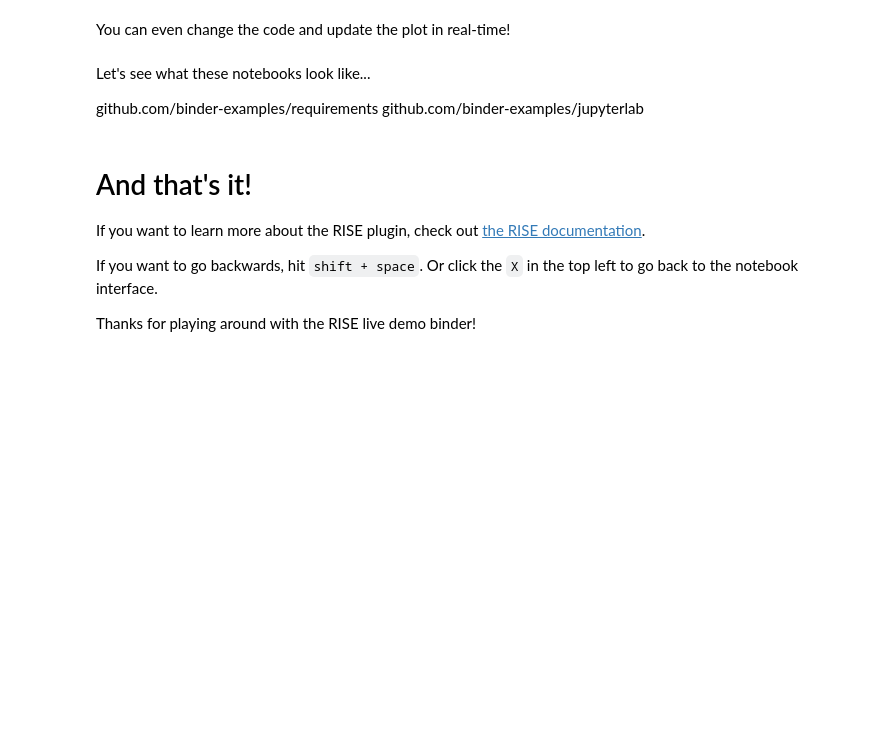
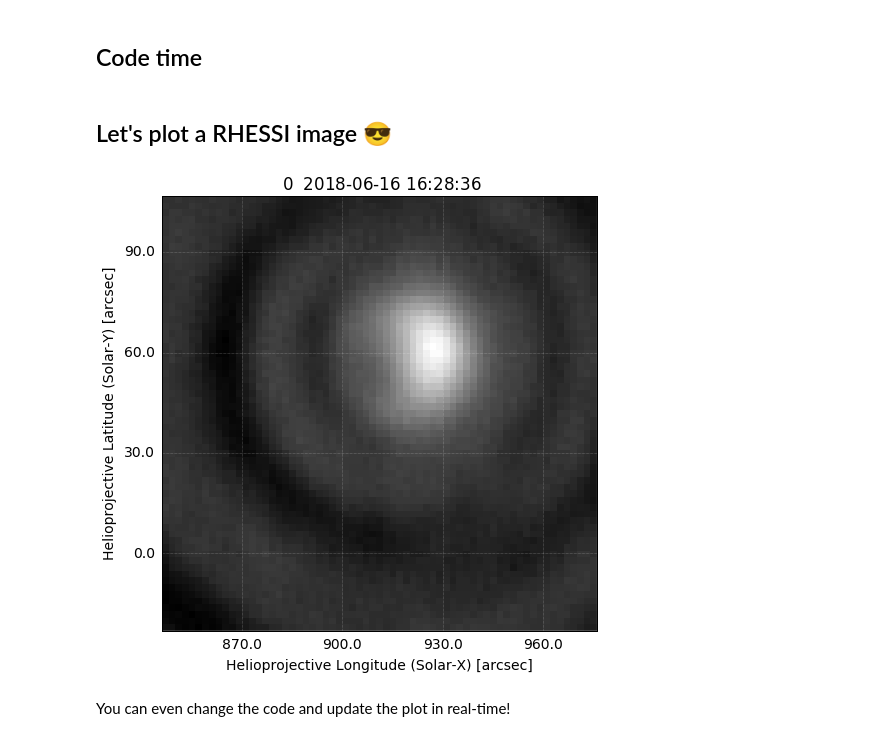
Before and after one commit to samaloney/rhessi17, a Jupyter notebook: index.ipynb, the cells around one changed output. Saved outputs shown, nothing was run; the diff lists cells and outputs as text; code cells hidden in the pictures; blank space fills up the shorter version.

```diff
--- a/index.ipynb
+++ b/index.ipynb
@@ -22,15 +35,29 @@ ax.set_axis_off()
+# %% [markdown]
+## Code time
+# %%
+# Here are our imports (press shift+enter)
+import numpy as np
+
+from matplotlib import pyplot as plt
+from astropy import units as u
+
+from xrayvision.visibility import RHESSIVisibility
+from xrayvision.clean import clean, ms_clean
+from xrayvision import SAMPLE_RHESSI_VISIBILITIES
+
+plt.ion() # Don't have to call plt.show() all the time
+plt.rcParams["figure.figsize"] = (8, 8)
+plt.rcParams['font.size'] = 14
+
+import warnings
+warnings.simplefilter('ignore') #Pretty output for presentation
+# %% [markdown]
+## Let's plot a RHESSI image 😎
+# %%
+rhessi_vis = RHESSIVisibility.from_fits_file(SAMPLE_RHESSI_VISIBILITIES)
+rhessi_map = rhessi_vis.to_map(shape=(65, 65), pixel_size=[2, 2]*u.arcsec)
+rhessi_map.plot();
+# %% [output]
+[figure, added]
 # %% [markdown]
 You can even change the code and update the plot in real-time!
-# %% [markdown]
-Let's see what these notebooks look like...
-
-github.com/binder-examples/requirements
-github.com/binder-examples/jupyterlab
-# %% [markdown]
-# And that's it!
-
-If you want to learn more about the RISE plugin, check out [the RISE documentation](https://damianavila.github.io/RISE).
-
-If you want to go backwards, hit `shift + space`. Or click the `X` in the top left to go back to the notebook interface.
-
-Thanks for playing around with the RISE live demo binder!
```
Also changed, not shown: parts of 9 cells of this notebook, 1 other file.
